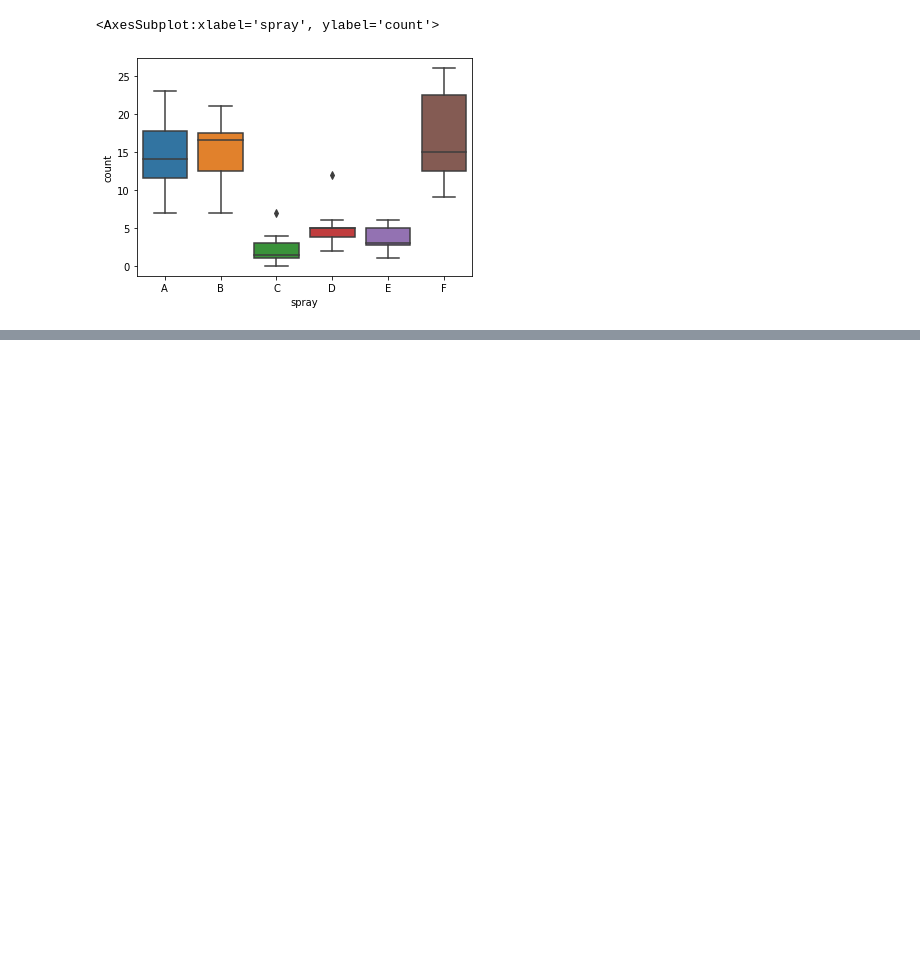
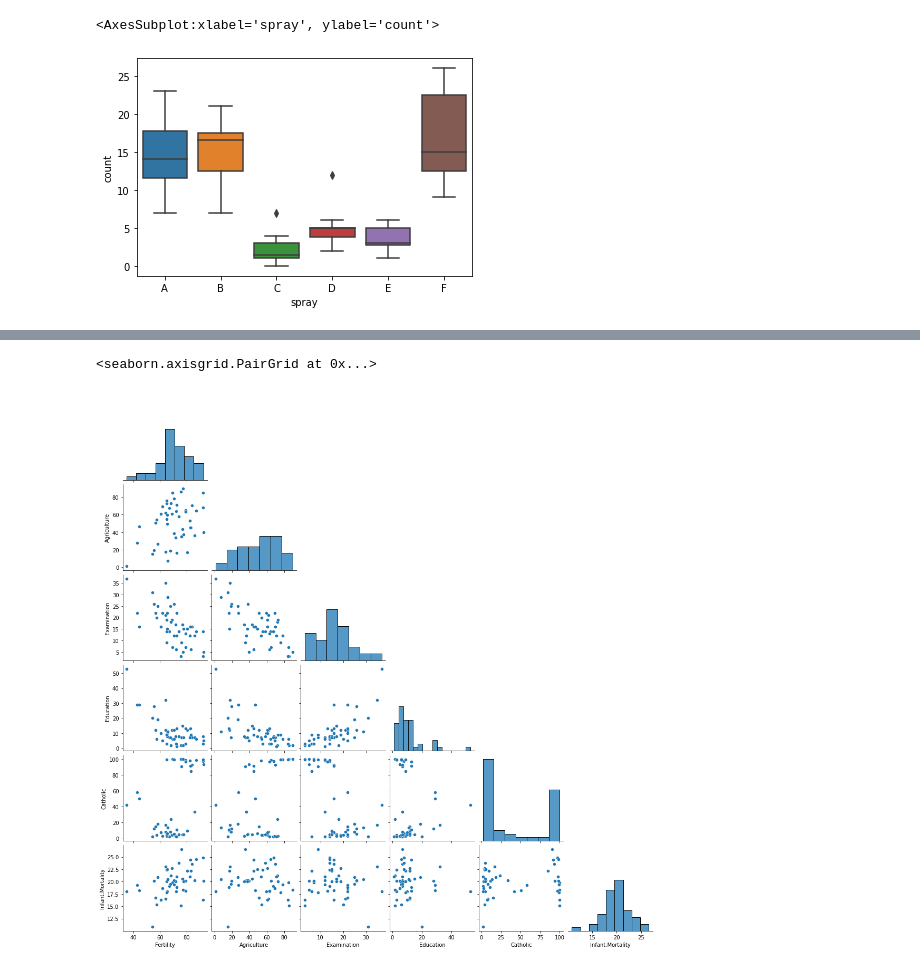
Before and after one commit to rajeshlamichhane04/numpy-pandas-visualization-exercises, a Jupyter notebook: seaborn_exercises.ipynb, the cells around one changed output, grey strips where cells are left out. Saved outputs shown, nothing was run; the diff lists cells and outputs as text; code cells hidden in the pictures; blank space fills up the shorter version.

```diff
--- a/seaborn_exercises.ipynb
+++ b/seaborn_exercises.ipynb
@@ -165,0 +225,11 @@ sns.boxplot(data = InsectSprays, x = "spray", y = "count")
+# %%
+#What measure correlates most strongly with fertility?
+#use pairplot as it gives all combination
+
+# drop first the is_catholic column
+swiss = swiss.drop(columns = "is_catholic")
+swiss
+sns.pairplot(data = swiss, corner = True)
+# %% [output]
+<seaborn.axisgrid.PairGrid at 0x...>
+[figure, added]
```
Also changed, not shown: parts of 23 cells of this notebook.
